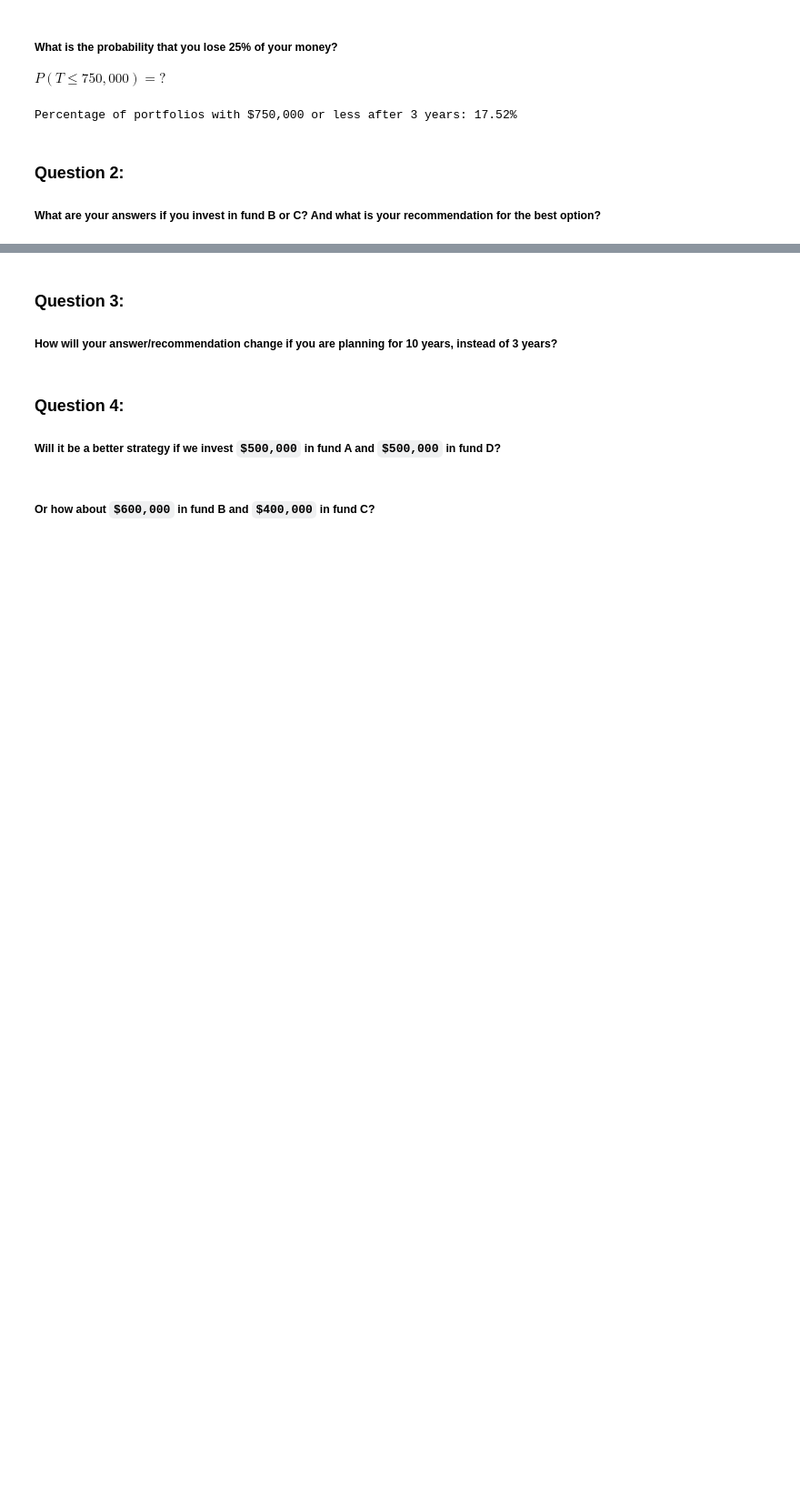
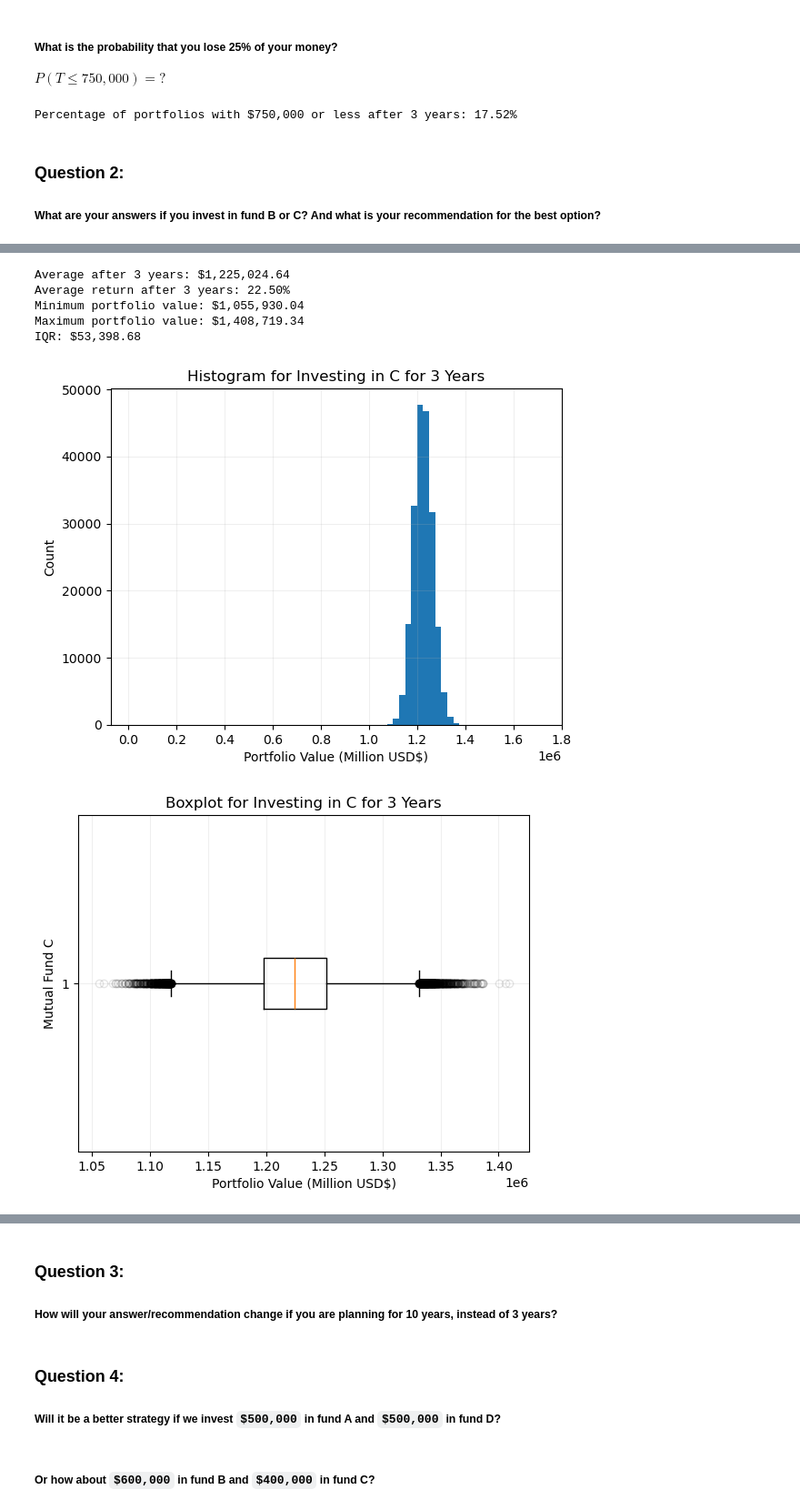
Before and after one commit to myin27/OR442-Term-Project, a Jupyter notebook: project.ipynb, the cells around one changed output, grey strips where cells are left out. Shown at 91% size. Saved outputs shown, nothing was run; the diff lists cells and outputs as text; code cells hidden in the pictures; blank space fills up the shorter version.

```diff
--- a/project.ipynb
+++ b/project.ipynb
@@ -146,0 +198,49 @@ Percentage of portfolios with $750,000 or less after 3 years: 17.52%
+# %%
+# simulation for fund C
+
+STARTING_PORTFOLIO = [0, 0, 1000000, 0]  # $1,000,000 in asset C, $0 in A, B, D
+NUM_YEARS_SHORT = 3
+
+portfolios = setup_portfolios(STARTING_PORTFOLIO, NUM_SIMS)
+
+simulate_multiple(portfolios, NUM_YEARS_SHORT)
+
+mean_portfolio = get_mean_portfolio(portfolios)
+
+print(f"Average after {NUM_YEARS_SHORT} years: ${np.sum(mean_portfolio):,.2f}")
+print(f"Average return after {NUM_YEARS_SHORT} years: {(calculate_return(mean_portfolio, STARTING_PORTFOLIO) * 100):.2f}%")
+
+fund_C_values = filter_portfolios(portfolios, "C")
+
+print(f"Minimum portfolio value: ${np.min(fund_C_values):,.2f}")
+print(f"Maximum portfolio value: ${np.max(fund_C_values):,.2f}")
+
+q75, q25 = np.percentile(fund_C_values, [75, 25])
+iqr = q75 - q25
+print(f"IQR: ${iqr:,.2f}")
+
+
+plt.figure(1)
+histogram = plt.hist(fund_C_values, bins=range(0, 1500000, 25000)) # each bin will be 25k
+plt.xticks(ticks=range(0,2000000,200000))
+plt.grid(alpha=0.2)
+plt.title("Histogram for Investing in C for 3 Years")
+plt.xlabel("Portfolio Value (Million USD$)")
+plt.ylabel("Count")
+
+plt.figure(2)
+box_plot = plt.boxplot(fund_C_values, vert=False, flierprops={"alpha": 0.1})
+plt.grid(alpha=0.2)
+plt.title("Boxplot for Investing in C for 3 Years")
+plt.xlabel("Portfolio Value (Million USD$)")
+plt.ylabel("Mutual Fund C")
+
+plt.show()
+# %% [output]
+Average after 3 years: $1,225,024.64
+Average return after 3 years: 22.50%
+Minimum portfolio value: $1,055,930.04
+Maximum portfolio value: $1,408,719.34
+IQR: $53,398.68
+[figure, added]
+[figure, added]
```
Also changed, not shown: parts of 6 cells of this notebook.
